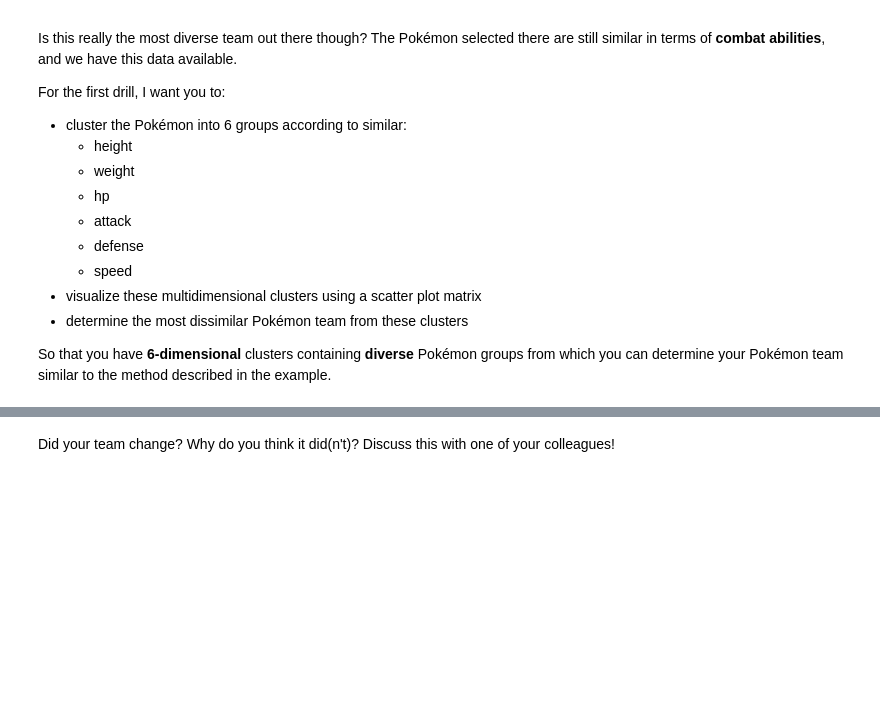
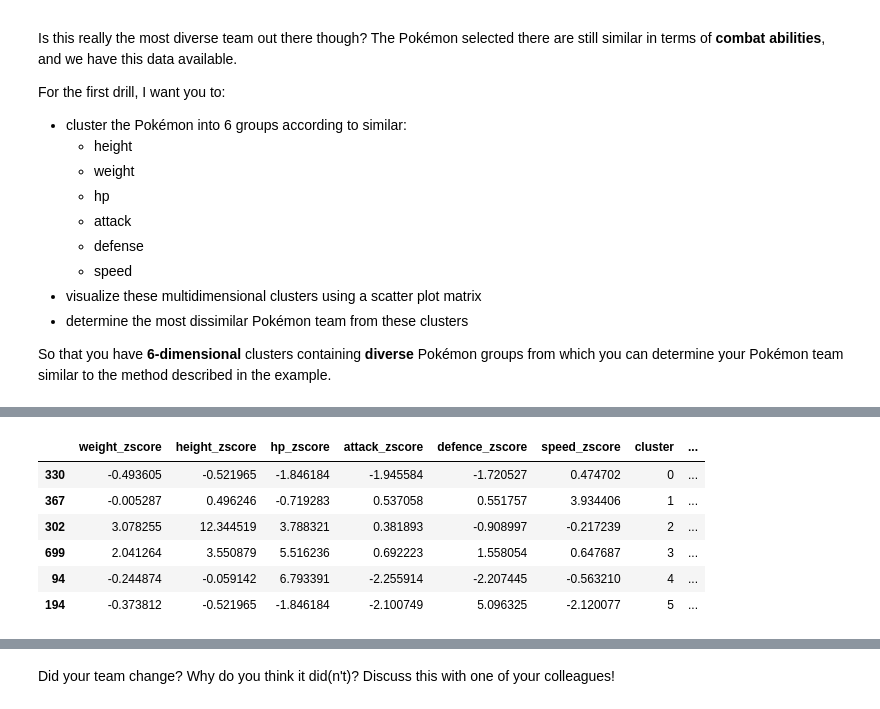
Before and after one commit to SamuelD005/Becode_Exercices_Samuel_Dodet, a Jupyter notebook: content/4.machine_learning/3.Clustering/2.clustering_drills.ipynb, the cells around one changed output, grey strips where cells are left out. Drawn from its saved outputs; the diff is of its cells as text; code cells hidden in the pictures; blank space fills up the shorter version.

```diff
--- a/content/4.machine_learning/3.Clustering/2.clustering_drills.ipynb
+++ b/content/4.machine_learning/3.Clustering/2.clustering_drills.ipynb
@@ -31,0 +152,37 @@ So that you have **6-dimensional** clusters containing **diverse** Pokémon grou
+# %%
+import numpy as np
+pokemon_att = ['weight_zscore',
+            'height_zscore',
+            'hp_zscore',
+            'attack_zscore',
+            'defence_zscore',
+            'speed_zscore','cluster']
+def distance_to_other_clusters(pokemon):
+    if not pokemon.loc[pokemon.isin(pokemon_att)].all():
+        return
+    metric = np.array([pokemon['weight_zscore'], pokemon['height_zscore'],pokemon['hp_zscore'],pokemon['attack_zscore'],pokemon['defence_zscore'],pokemon['speed_zscore'] ])
+    print(metric)
+    cluster_number = round(pokemon['cluster'])
+    print(cluster_number)
+    distance = 1 +
+    for cluster_index in range(0, len(cluster_centers)):
+        if cluster_index == cluster_number:
+            continue
+        center = cluster_centers[cluster_index]
+        print(center)
+        distance += np.sqrt(sum(np.square(metric - center)))
+
+    return distance
+
+# evaluate all Pokémon
+pokemon_dissimilarity = pokemon_metrics_normalized.apply(distance_to_other_clusters, axis=1)
+pokemon_dissimilarity = pokemon_dissimilarity.rename('dissimilarity')
+
+# join to other metrics
+pokemon_processed = pokemon_metrics_normalized.join(pokemon_dissimilarity.to_frame()).join(pokemon['name'].to_frame())
+
+# pick most dissimilar Pokémon per cluster
+chosen_pokemon = pd.DataFrame()
+for cluster_index in range(0, len(cluster_centers)):
+    pokemon_cluster = pokemon_processed[pokemon_processed['cluster'] == cluster_index]
+    chosen_pokemon = chosen_pokemon.append(pokemon_cluster[pokemon_cluster['dissimilarity']==pokemon_cluster['dissimilarity'].max()])
@@ -32,3 +207,13 @@ So that you have **6-dimensional** clusters containing **diverse** Pokémon grou
+# %%
+chosen_pokemon
+# %% [output]
+|  | weight_zscore | height_zscore | hp_zscore | attack_zscore | defence_zscore | speed_zscore | cluster | ... |
+| 330 | -0.493605 | -0.521965 | -1.846184 | -1.945584 | -1.720527 | 0.474702 | 0 | ... |
+| 367 | -0.005287 | 0.496246 | -0.719283 | 0.537058 | 0.551757 | 3.934406 | 1 | ... |
+| 302 | 3.078255 | 12.344519 | 3.788321 | 0.381893 | -0.908997 | -0.217239 | 2 | ... |
+| 699 | 2.041264 | 3.550879 | 5.516236 | 0.692223 | 1.558054 | 0.647687 | 3 | ... |
+| 94 | -0.244874 | -0.059142 | 6.793391 | -2.255914 | -2.207445 | -0.563210 | 4 | ... |
+| 194 | -0.373812 | -0.521965 | -1.846184 | -2.100749 | 5.096325 | -2.120077 | 5 | ... |
 # %% [markdown]
 ## 2. Similarity criteria
 
```
Also changed, not shown: parts of 23 cells of this notebook, 14 other files.
